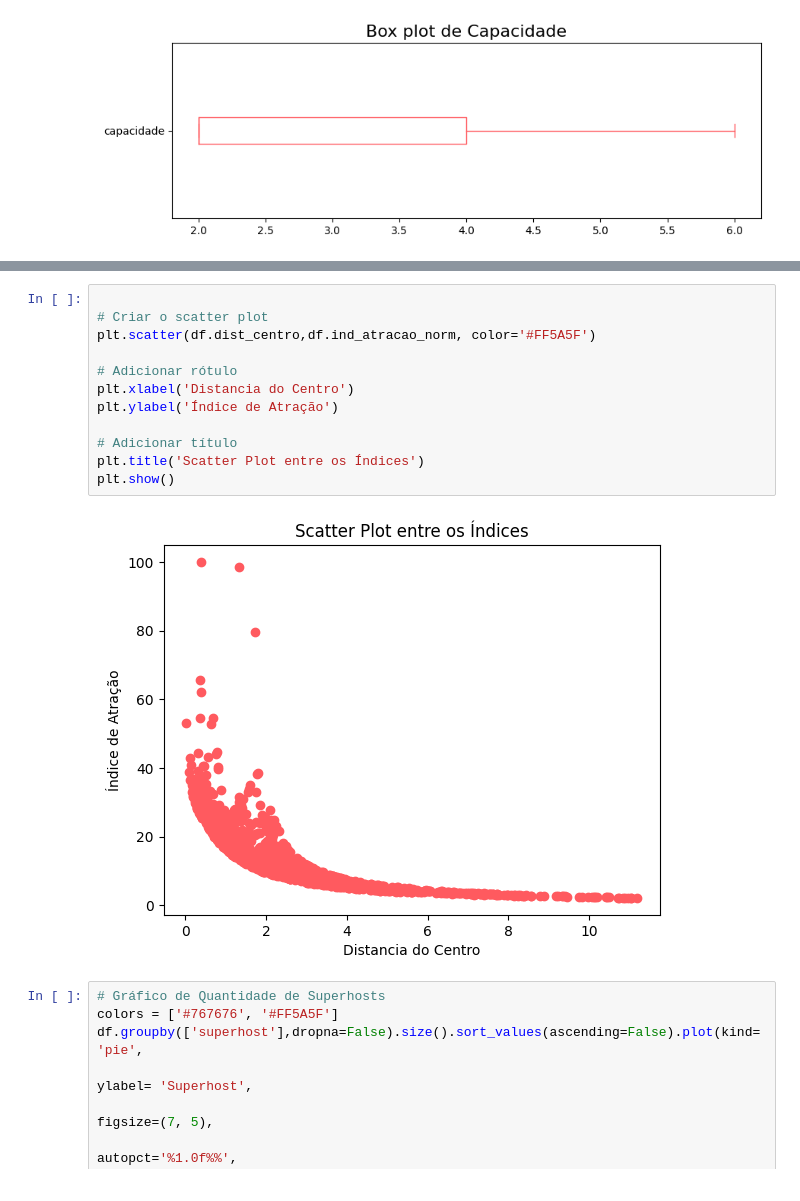
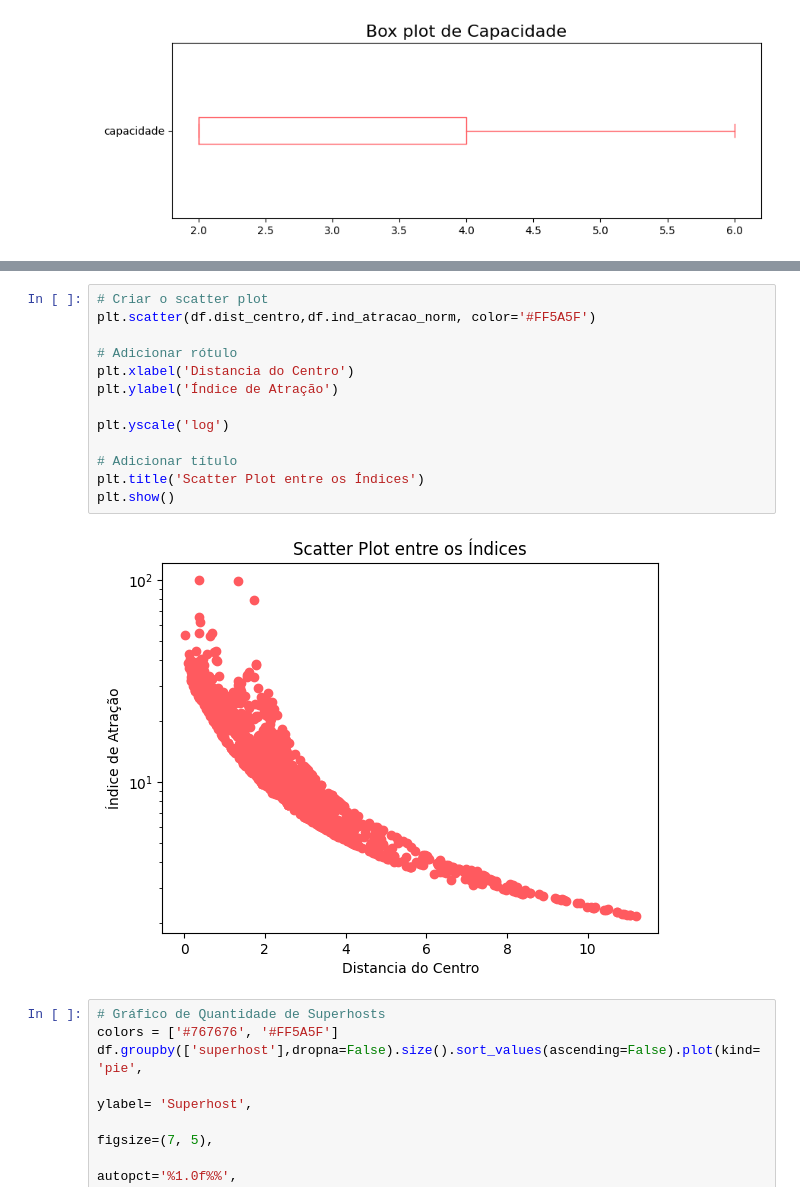
Before and after one commit to marcellamj/soulcode-martech, a Jupyter notebook: AD2_Projeto_Airbnb_Marcella_M.ipynb, the cells around one changed output, grey strips where cells are left out. Saved outputs shown, nothing was run; the diff lists cells and outputs as text.

```diff
--- a/AD2_Projeto_Airbnb_Marcella_M.ipynb
+++ b/AD2_Projeto_Airbnb_Marcella_M.ipynb
@@ -770,17 +781,18 @@ plt.show()
 # %%
-
 # Criar o scatter plot
 plt.scatter(df.dist_centro,df.ind_atracao_norm, color='#FF5A5F')
 
 # Adicionar rótulo
 plt.xlabel('Distancia do Centro')
 plt.ylabel('Índice de Atração')
 
+plt.yscale('log')
+
 # Adicionar título
 plt.title('Scatter Plot entre os Índices')
 plt.show()
 # %% [output]
-[figure, old version]
+[figure, new version]
 # %%
 # Gráfico de Quantidade de Superhosts
 colors = ['#767676', '#FF5A5F']
```
Also changed, not shown: parts of 8 cells of this notebook.
